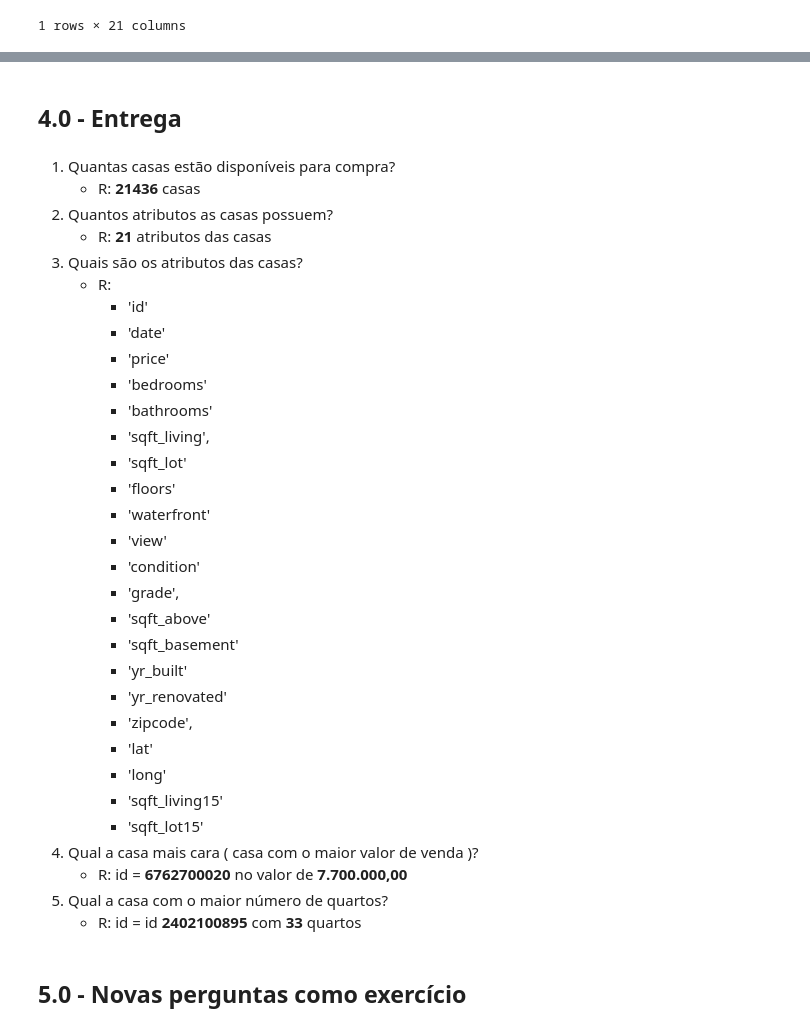
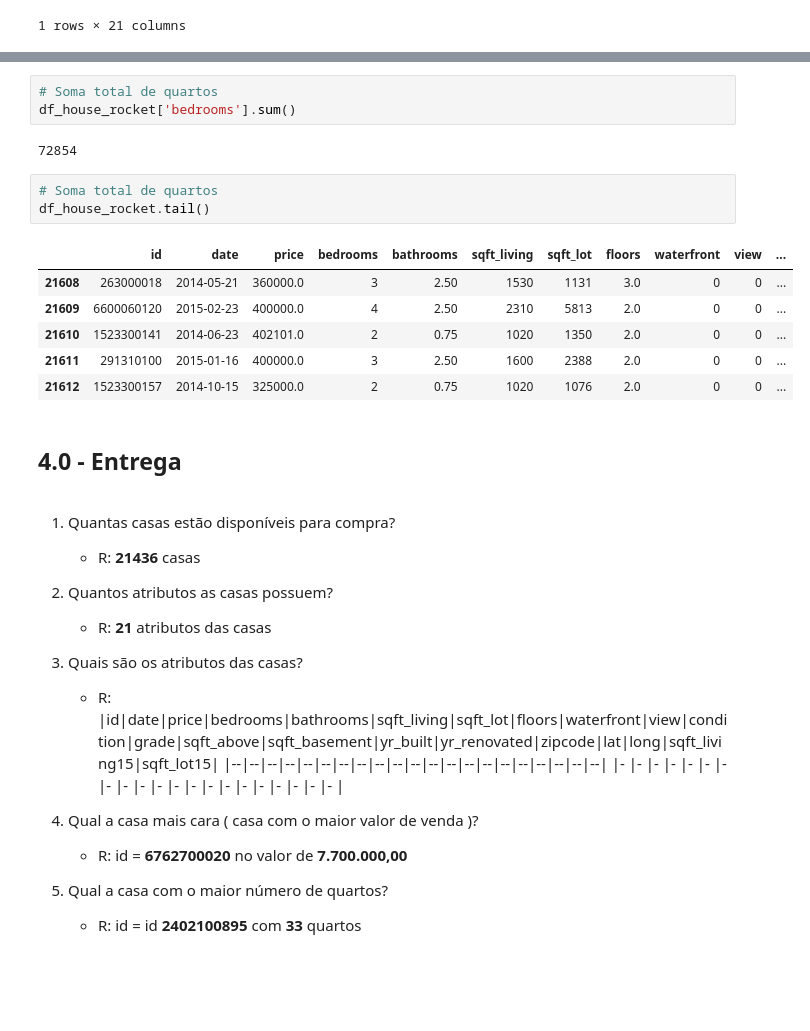
Before and after one commit to diegopmayer/python, a Jupyter notebook: pr001_python_zero_ds/notebook/pr001_aula1_diegopmayer_c01.ipynb, the cells around one changed output, grey strips where cells are left out. Drawn from its saved outputs; the diff is of its cells as text; blank space fills up the shorter version.

```diff
--- a/pr001_python_zero_ds/notebook/pr001_aula1_diegopmayer_c01.ipynb
+++ b/pr001_python_zero_ds/notebook/pr001_aula1_diegopmayer_c01.ipynb
@@ -149,3 +239,18 @@ df_house_rocket[df_house_rocket['bedrooms'] == df_house_rocket['bedrooms'].max()
+# %%
+# Soma total de quartos
+df_house_rocket['bedrooms'].sum()
+# %% [output]
+72854
+# %%
+# Soma total de quartos
+df_house_rocket.tail()
+# %% [output]
+|  | id | date | price | bedrooms | bathrooms | sqft_living | sqft_lot | floors | waterfront | view | ... |
+| 21608 | 263000018 | 2014-05-21 | 360000.0 | 3 | 2.50 | 1530 | 1131 | 3.0 | 0 | 0 | ... |
+| 21609 | 6600060120 | 2015-02-23 | 400000.0 | 4 | 2.50 | 2310 | 5813 | 2.0 | 0 | 0 | ... |
+| 21610 | 1523300141 | 2014-06-23 | 402101.0 | 2 | 0.75 | 1020 | 1350 | 2.0 | 0 | 0 | ... |
+| 21611 | 291310100 | 2015-01-16 | 400000.0 | 3 | 2.50 | 1600 | 2388 | 2.0 | 0 | 0 | ... |
+| 21612 | 1523300157 | 2014-10-15 | 325000.0 | 2 | 0.75 | 1020 | 1076 | 2.0 | 0 | 0 | ... |
 # %% [markdown]
 ## 4.0 - Entrega
 # %% [markdown]
@@ -155,30 +260,11 @@ df_house_rocket[df_house_rocket['bedrooms'] == df_house_rocket['bedrooms'].max()
     - R: **21** atributos das casas
 3. Quais são os atributos das casas?
     - R:
-         - 'id'
-         - 'date'
-         - 'price'
-         - 'bedrooms'
-         - 'bathrooms'
-         - 'sqft_living',
-         - 'sqft_lot'
-         - 'floors'
-         - 'waterfront'
-         - 'view'
-         - 'condition'
-         - 'grade',
-         - 'sqft_above'
-         - 'sqft_basement'
-         - 'yr_built'
-         - 'yr_renovated'
-         - 'zipcode',
-         - 'lat'
-         - 'long'
-         - 'sqft_living15'
-         - 'sqft_lot15'
+|id|date|price|bedrooms|bathrooms|sqft_living|sqft_lot|floors|waterfront|view|condition|grade|sqft_above|sqft_basement|yr_built|yr_renovated|zipcode|lat|long|sqft_living15|sqft_lot15|
+|--|--|--|--|--|--|--|--|--|--|--|--|--|--|--|--|--|--|--|--|--|
+|- |- |- |- |- |- |- |- |- |- |- |- |- |- |- |- |- |- |- |- |- |
+
 4. Qual a casa mais cara ( casa com o maior valor de venda )?
     - R: id = **6762700020** no valor de **7.700.000,00**
 5. Qual a casa com o maior número de quartos?
     - R: id = id **2402100895** com **33** quartos
-# %% [markdown]
-## 5.0 - Novas perguntas como exercício
```
Also changed, not shown: parts of 19 cells of this notebook, 1 other file.
